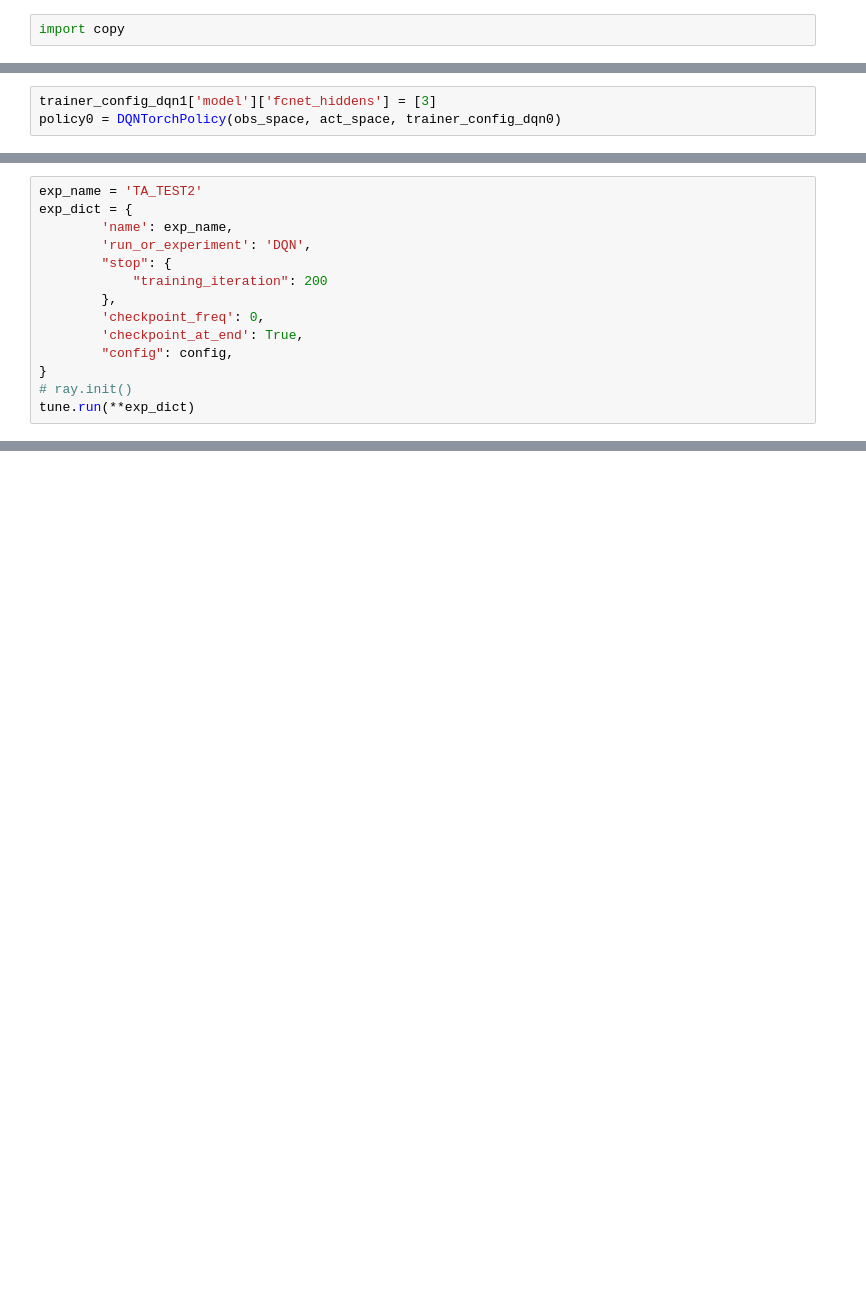
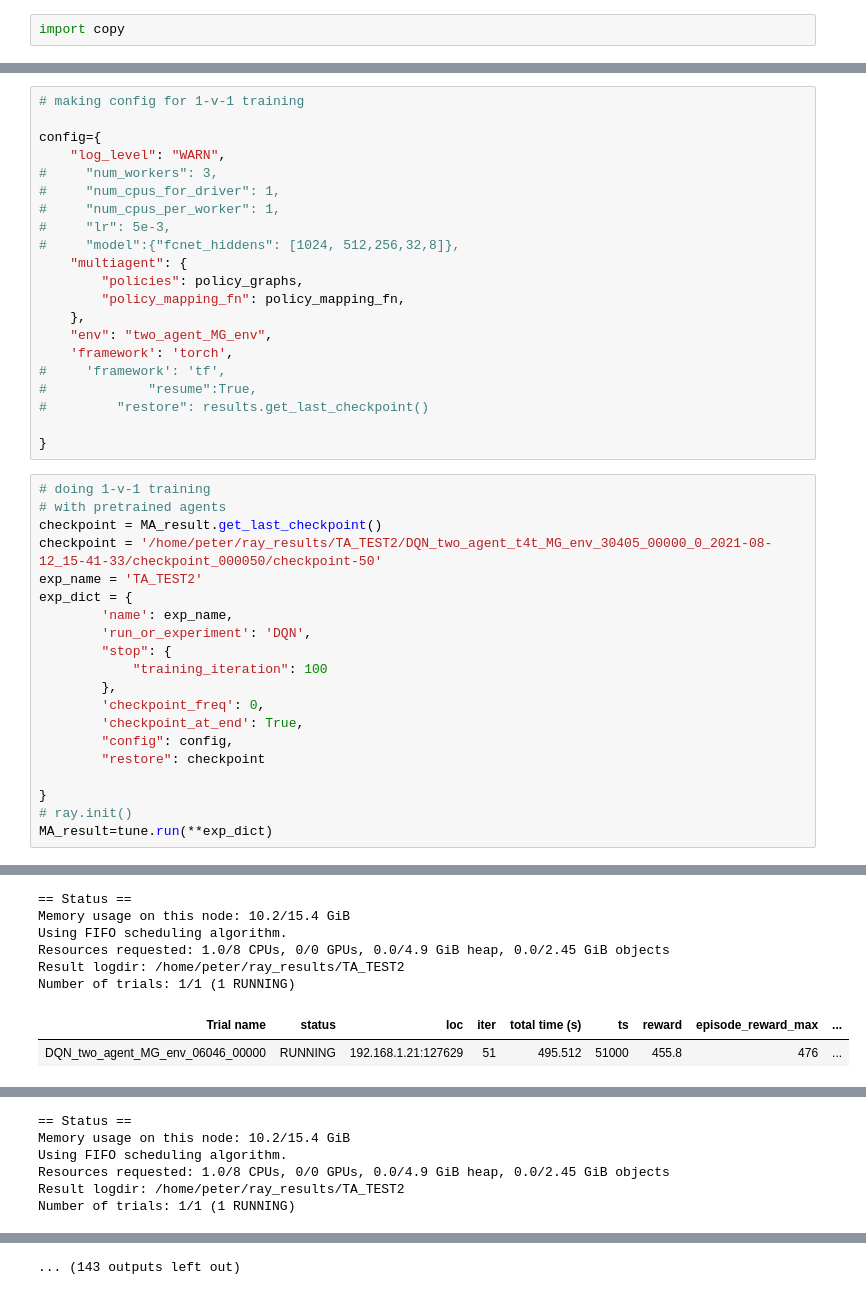
Before and after one commit to peterbarnettnz/rl-ipd, a Jupyter notebook: multiagent_training1.ipynb, the cells around one changed output, grey strips where cells are left out. Cells and saved outputs as stored; diff of their text form; blank space fills up the shorter version.

```diff
--- a/multiagent_training1.ipynb
+++ b/multiagent_training1.ipynb
@@ -180,6 +220,3 @@ for i in range(num_agents):
     policy_graphs['agent-' + str(i)] = gen_policy(i)
 def policy_mapping_fn(agent_id):
         return 'agent-' + str(agent_id)
-# %%
-trainer_config_dqn1['model']['fcnet_hiddens'] = [3]
-policy0 = DQNTorchPolicy(obs_space, act_space, trainer_config_dqn0)
@@ -230,14 +417,42 @@ config={
+# %%
+# making config for 1-v-1 training
+
+config={
+    "log_level": "WARN",
+#     "num_workers": 3,
+#     "num_cpus_for_driver": 1,
+#     "num_cpus_per_worker": 1,
+#     "lr": 5e-3,
+#     "model":{"fcnet_hiddens": [1024, 512,256,32,8]},
+    "multiagent": {
+        "policies": policy_graphs,
+        "policy_mapping_fn": policy_mapping_fn,
+    },
+    "env": "two_agent_MG_env",
+    'framework': 'torch',
+#     'framework': 'tf',
+#             "resume":True,
+#         "restore": results.get_last_checkpoint()
+
+}
 # %%
+# doing 1-v-1 training
+# with pretrained agents
+checkpoint = MA_result.get_last_checkpoint()
+checkpoint = '/home/peter/ray_results/TA_TEST2/DQN_two_agent_t4t_MG_env_30405_00000_0_2021-08-12_15-41-33/checkpoint_000050/checkpoint-50'
 exp_name = 'TA_TEST2'
 exp_dict = {
         'name': exp_name,
         'run_or_experiment': 'DQN',
         "stop": {
-            "training_iteration": 200
+            "training_iteration": 100
         },
         'checkpoint_freq': 0,
         'checkpoint_at_end': True,
         "config": config,
+        "restore": checkpoint
+
 }
 # ray.init()
-tune.run(**exp_dict)
+MA_result=tune.run(**exp_dict)
+# %% [output]
@@ -243,0 +484,8 @@ tune.run(**exp_dict)
+== Status ==
+Memory usage on this node: 10.2/15.4 GiB
+Using FIFO scheduling algorithm.
+Resources requested: 1.0/8 CPUs, 0/0 GPUs, 0.0/4.9 GiB heap, 0.0/2.45 GiB objects
+Result logdir: /home/peter/ray_results/TA_TEST2
+Number of trials: 1/1 (1 RUNNING)
+| Trial name | status | loc | iter | total time (s) | ts | reward | episode_reward_max | ... |
+| DQN_two_agent_MG_env_06046_00000 | RUNNING | 192.168.1.21:127629 | 51 | 495.512 | 51000 | 455.8 | 476 | ... |
@@ -243,0 +509,6 @@ tune.run(**exp_dict)
+== Status ==
+Memory usage on this node: 10.2/15.4 GiB
+Using FIFO scheduling algorithm.
+Resources requested: 1.0/8 CPUs, 0/0 GPUs, 0.0/4.9 GiB heap, 0.0/2.45 GiB objects
+Result logdir: /home/peter/ray_results/TA_TEST2
+Number of trials: 1/1 (1 RUNNING)
@@ -243,0 +559 @@ tune.run(**exp_dict)
+... (143 outputs left out)
```
Also changed, not shown: parts of 21 cells of this notebook, 1 other file.
